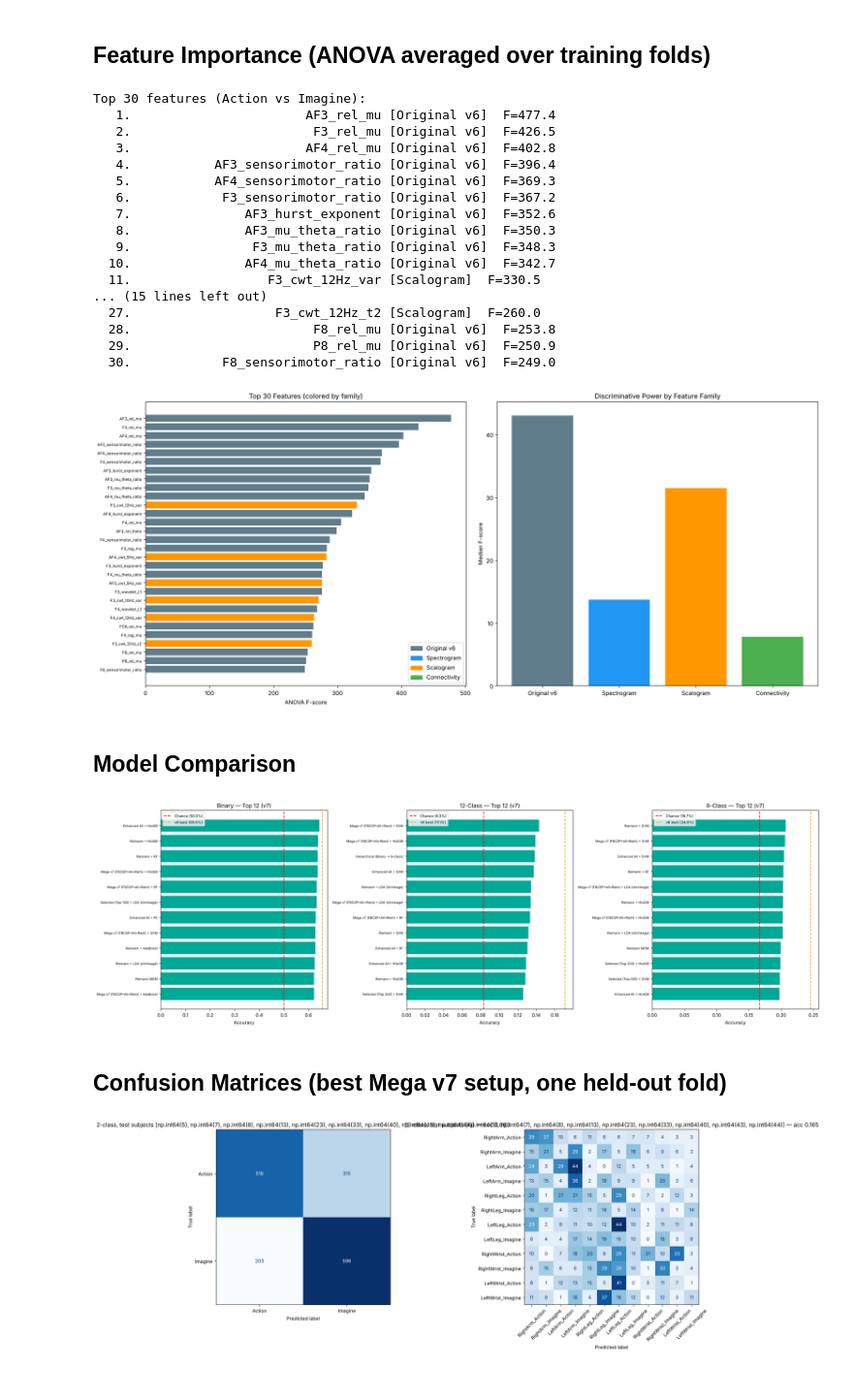
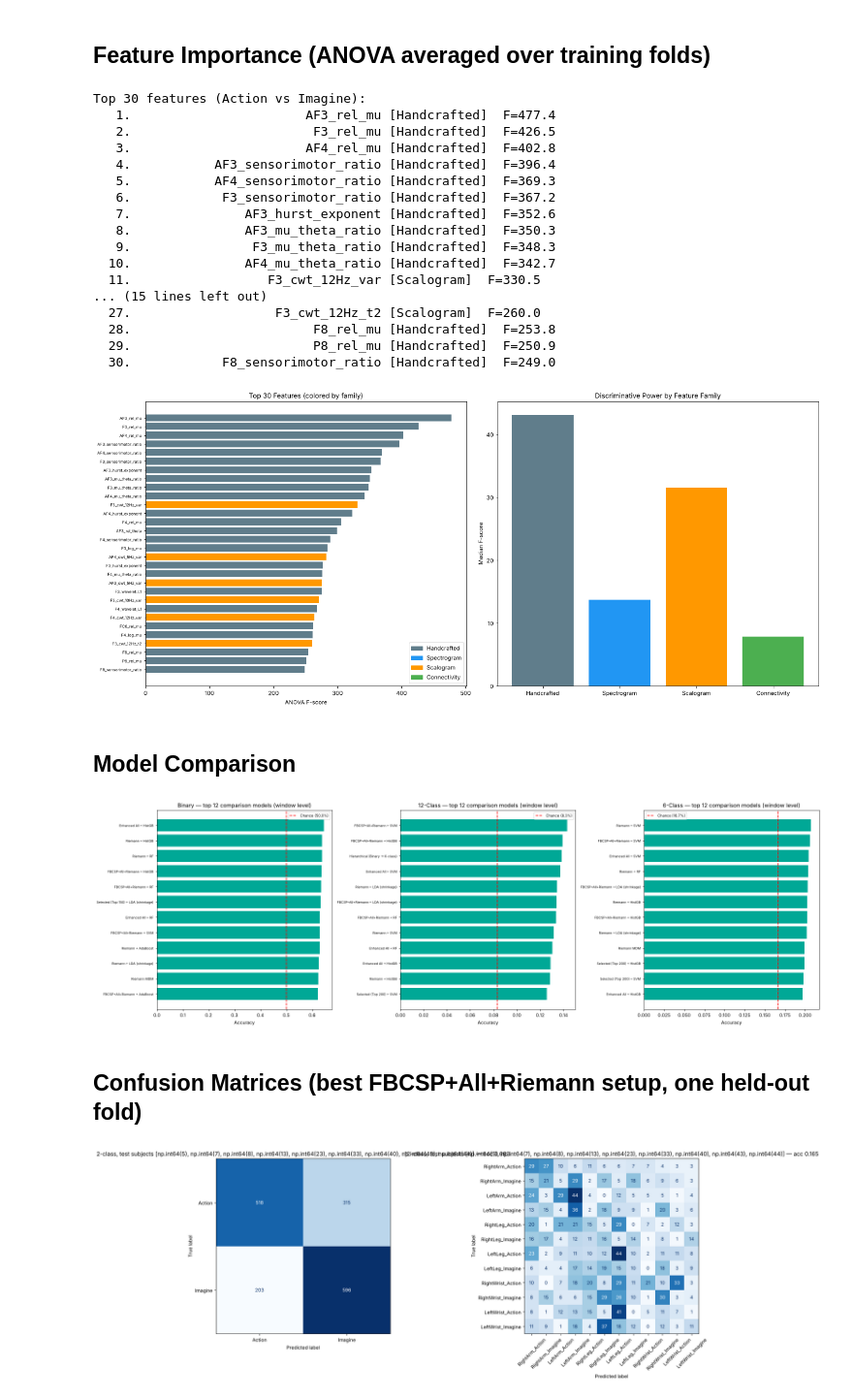
Before and after one commit to tanaydarshan/bci-motor-imagery-grp18, a Jupyter notebook: EEG_preprocessing_v10_executed.ipynb, the cells around one changed output. Shown at 97% size. Drawn from its saved outputs; the diff is of its cells as text; code cells hidden in the pictures.

```diff
--- a/EEG_preprocessing_v10_executed.ipynb
+++ b/EEG_preprocessing_v10_executed.ipynb
@@ -630,7 +604,7 @@ def run_ml(y, n_splits, k_best, n_csp, title, models=MODELS):
             'Enhanced All': scale(X_all[tr], X_all[te]),
             f'Selected (Top {k_best})': scale(sel.transform(X_all[tr]), sel.transform(X_all[te])),
             'Riemann': scale(R_tr, R_te),
-            'Mega v7 (FBCSP+All+Riem)': scale(np.hstack([F_tr, X_all[tr], R_tr]), np.hstack([F_te, X_all[te], R_te])),
+            'FBCSP+All+Riemann': scale(np.hstack([F_tr, X_all[tr], R_tr]), np.hstack([F_te, X_all[te], R_te])),
         }
         for fname, (Xtr, Xte) in feat_sets.items():
             for mname, mk in models.items():
@@ -640,19 +614,18 @@ def run_ml(y, n_splits, k_best, n_csp, title, models=MODELS):
         print(f'  Fold {fold + 1}: train {len(np.unique(sw[tr]))} subj / test {len(np.unique(sw[te]))} subj — {time.time() - t0:.0f}s')
     return res
 
-def summarize(res, chance, v6_best, top=15):
+def summarize(res, chance, top=15):
     mean = {k: np.mean(v) for k, v in res.items()}
     std = {k: np.std(v) for k, v in res.items()}
     for k, v in sorted(mean.items(), key=lambda x: -x[1])[:top]:
         print(f'  {k:>45}: {v:.4f} (+/- {std[k]:.4f})')
     print(f'  {"Chance":>45}: {chance:.4f}')
-    print(f'  {"v6 best":>45}: {v6_best:.4f}')
     return mean, std
 # %% [markdown]
 ## Binary Classification — Action vs Imagine (ML)
 # %%
 res_bin = run_ml(yw_bin, n_splits=5, k_best=150, n_csp=4, title='Binary: Action vs Imagine')
-results_bin_mean, results_bin_std = summarize(res_bin, 0.5, 0.6549)
+results_bin_mean, results_bin_std = summarize(res_bin, 0.5)
 # %% [output]
 === Binary: Action vs Imagine (5-fold GroupKFold) ===
   Fold 1: train 38 subj / test 9 subj — 581s
@@ -675,7 +648,7 @@ results_bin_mean, results_bin_std = summarize(res_bin, 0.5, 0.6549)
 ## 12-Class Classification — All Tasks (ML)
 # %%
 res_12 = run_ml(yw_multi, n_splits=3, k_best=200, n_csp=4, title='12-Class: All Tasks', models=MULTI_MODELS)
-results_12_mean, results_12_std = summarize(res_12, 1 / 12, 0.1711)
+results_12_mean, results_12_std = summarize(res_12, 1 / 12)
 # %% [output]
 === 12-Class: All Tasks (3-fold GroupKFold) ===
   Fold 1: train 31 subj / test 16 subj — 357s
@@ -698,7 +674,7 @@ results_12_mean, results_12_std = summarize(res_12, 1 / 12, 0.1711)
 ## 6-Class Classification — Body Parts (ML)
 # %%
 res_6 = run_ml(yw_body, n_splits=3, k_best=200, n_csp=4, title='6-Class: Body Parts', models=MULTI_MODELS)
-results_6_mean, results_6_std = summarize(res_6, 1 / 6, 0.2459)
+results_6_mean, results_6_std = summarize(res_6, 1 / 6)
 # %% [output]
 === 6-Class: Body Parts (3-fold GroupKFold) ===
   Fold 1: train 31 subj / test 16 subj — 273s
@@ -922,7 +901,7 @@ print('Top 30 features (Action vs Imagine):')
 for rank, i in enumerate(np.argsort(scores_anova)[::-1][:30]):
     print(f'  {rank + 1:2d}. {FEAT_NAMES[i]:>32} [{FEAT_FAMILY[i]}]  F={scores_anova[i]:.1f}')
 
-fams = ['Original v6', 'Spectrogram', 'Scalogram', 'Connectivity']
+fams = ['Handcrafted', 'Spectrogram', 'Scalogram', 'Connectivity']
 fig, axes = plt.subplots(1, 2, figsize=(18, 8))
 top30 = np.argsort(scores_anova)[-30:]
 fam_color = dict(zip(fams, ['#607D8B', '#2196F3', '#FF9800', '#4CAF50']))
@@ -935,43 +914,42 @@ axes[1].set_ylabel('Median F-score'); axes[1].set_title('Discriminative Power by
 plt.tight_layout(); plt.show()
 # %% [output]
 Top 30 features (Action vs Imagine):
-   1.                       AF3_rel_mu [Original v6]  F=477.4
-   2.                        F3_rel_mu [Original v6]  F=426.5
-   3.                       AF4_rel_mu [Original v6]  F=402.8
-   4.           AF3_sensorimotor_ratio [Original v6]  F=396.4
-   5.           AF4_sensorimotor_ratio [Original v6]  F=369.3
-   6.            F3_sensorimotor_ratio [Original v6]  F=367.2
-   7.               AF3_hurst_exponent [Original v6]  F=352.6
-   8.               AF3_mu_theta_ratio [Original v6]  F=350.3
-   9.                F3_mu_theta_ratio [Original v6]  F=348.3
-  10.               AF4_mu_theta_ratio [Original v6]  F=342.7
+   1.                       AF3_rel_mu [Handcrafted]  F=477.4
+   2.                        F3_rel_mu [Handcrafted]  F=426.5
+   3.                       AF4_rel_mu [Handcrafted]  F=402.8
+   4.           AF3_sensorimotor_ratio [Handcrafted]  F=396.4
+   5.           AF4_sensorimotor_ratio [Handcrafted]  F=369.3
+   6.            F3_sensorimotor_ratio [Handcrafted]  F=367.2
+   7.               AF3_hurst_exponent [Handcrafted]  F=352.6
+   8.               AF3_mu_theta_ratio [Handcrafted]  F=350.3
+   9.                F3_mu_theta_ratio [Handcrafted]  F=348.3
+  10.               AF4_mu_theta_ratio [Handcrafted]  F=342.7
   11.                  F3_cwt_12Hz_var [Scalogram]  F=330.5
 ... (15 lines left out)
   27.                   F3_cwt_12Hz_t2 [Scalogram]  F=260.0
-  28.                        F8_rel_mu [Original v6]  F=253.8
-  29.                        P8_rel_mu [Original v6]  F=250.9
-  30.            F8_sensorimotor_ratio [Original v6]  F=249.0
+  28.                        F8_rel_mu [Handcrafted]  F=253.8
+  29.                        P8_rel_mu [Handcrafted]  F=250.9
+  30.            F8_sensorimotor_ratio [Handcrafted]  F=249.0
-[figure, old version]
+[figure, new version]
 # %% [markdown]
 ## Model Comparison
 # %%
 fig, axes = plt.subplots(1, 3, figsize=(22, 7))
-for ax, (title, res, chance, v6) in zip(axes, [
-    ('Binary', results_bin_mean, 0.5, 0.6549),
-    ('12-Class', results_12_mean, 1 / 12, 0.1711),
-    ('6-Class', results_6_mean, 1 / 6, 0.2459),
+for ax, (title, res, chance) in zip(axes, [
+    ('Binary', results_bin_mean, 0.5),
+    ('12-Class', results_12_mean, 1 / 12),
+    ('6-Class', results_6_mean, 1 / 6),
 ]):
     top = sorted(res.items(), key=lambda x: -x[1])[:12][::-1]
     ax.barh(range(len(top)), [v for _, v in top], color='#00A896')
     ax.set_yticks(range(len(top))); ax.set_yticklabels([k for k, _ in top], fontsize=7)
     ax.axvline(chance, color='red', ls='--', label=f'Chance ({chance:.1%})')
-    ax.axvline(v6, color='orange', ls='--', label=f'v6 best ({v6:.1%})')
-    ax.set_title(f'{title} — Top 12 (v7)'); ax.set_xlabel('Accuracy'); ax.legend(fontsize=8)
+    ax.set_title(f'{title} — top 12 comparison models (window level)'); ax.set_xlabel('Accuracy'); ax.legend(fontsize=8)
 plt.tight_layout(); plt.show()
 # %% [output]
-[figure, old version]
+[figure, new version]
 # %% [markdown]
-## Confusion Matrices (best Mega v7 setup, one held-out fold)
+## Confusion Matrices (best FBCSP+All+Riemann setup, one held-out fold)
 # %%
 tr, te = next(GroupKFold(n_splits=5).split(X_win, yw_bin, groups=sw))
 C_tr, C_te, R_tr, R_te = apply_riemann(tr, te)
```
Also changed, not shown: parts of 29 cells of this notebook, 3 other files.
